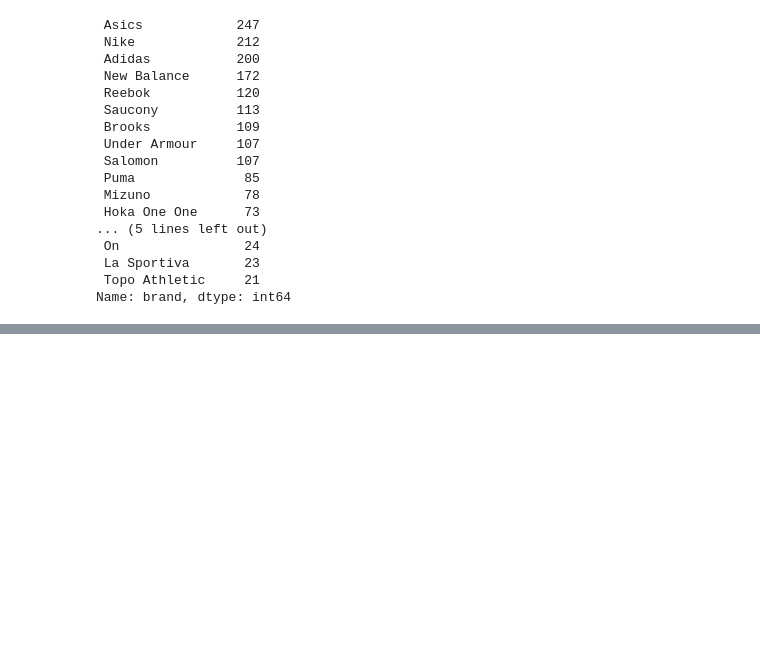
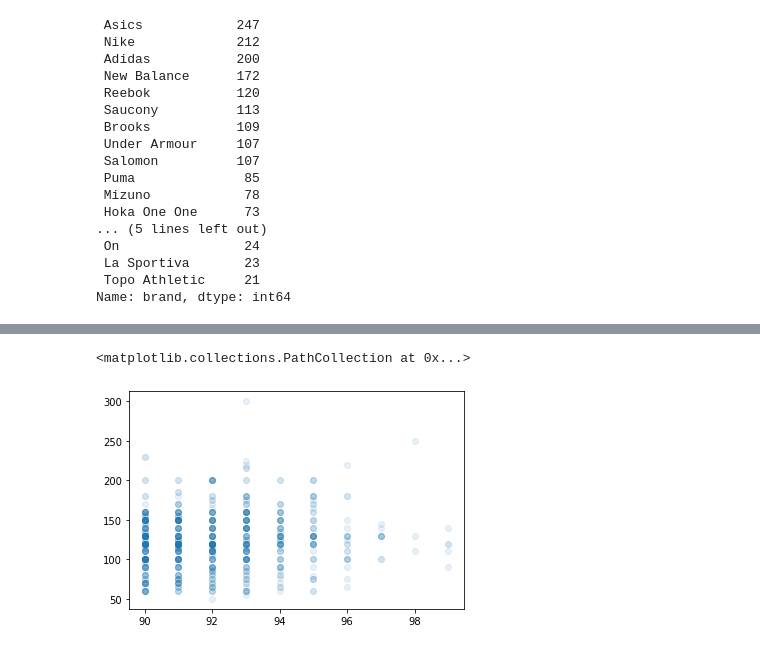
Before and after one commit to jschiavone45/Run_Repeat_Scraper, a Jupyter notebook: Run_Repeat_Analysis.ipynb, the cells around one changed output, grey strips where cells are left out. Drawn from its saved outputs; the diff is of its cells as text; code cells hidden in the pictures; blank space fills up the shorter version.

```diff
--- a/Run_Repeat_Analysis.ipynb
+++ b/Run_Repeat_Analysis.ipynb
@@ -254,3 +254,5 @@ brand_count['brand'].value_counts()
  La Sportiva       23
  Topo Athletic     21
 Name: brand, dtype: int64
+# %%
+core_score_high = df[df['core_score'] >= 90]
@@ -256,0 +272,5 @@ Name: brand, dtype: int64
+# %%
+plt.scatter( core_score_high['core_score'],core_score_high['retail_price'], alpha=.1)
+# %% [output]
+<matplotlib.collections.PathCollection at 0x...>
+[figure, added]
```
Also changed, not shown: parts of 6 cells of this notebook, 1 other file.
